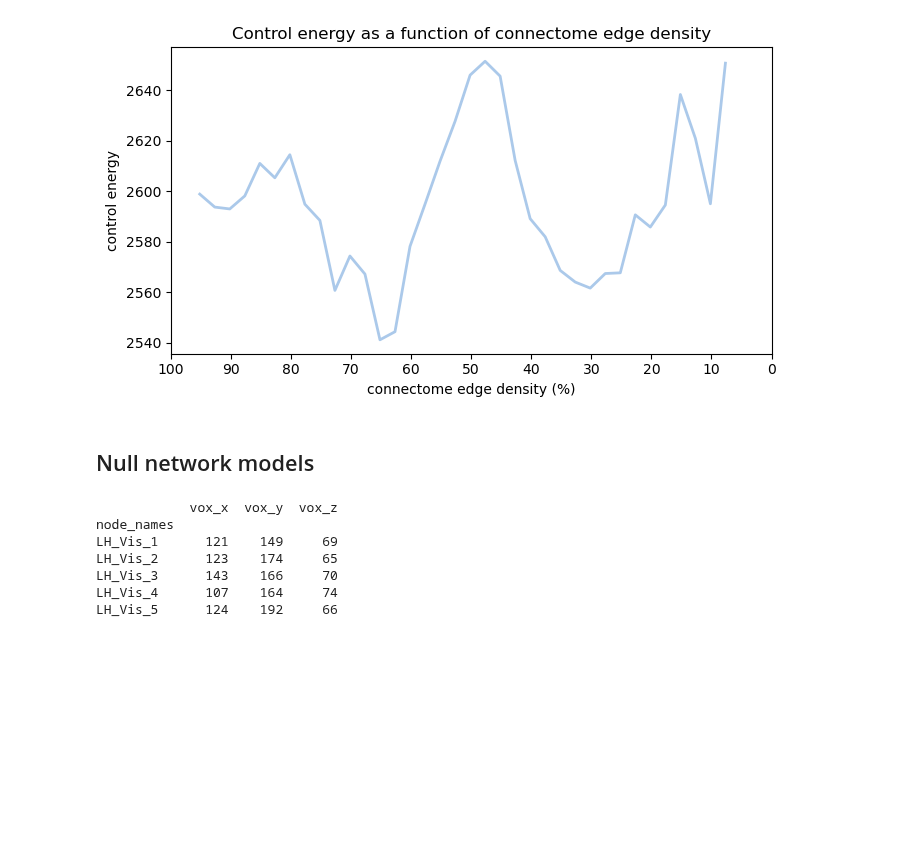
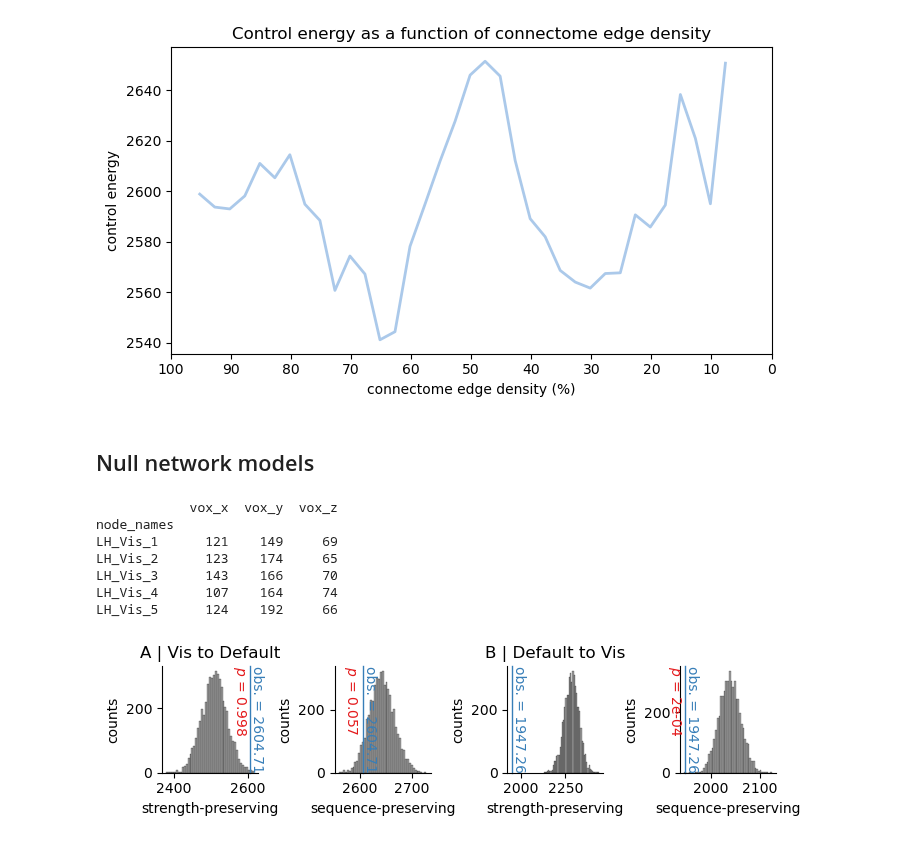
Before and after one commit to LindenParkesLab/nctpy, a Jupyter notebook: scripts/path_a_control_energy_binary.ipynb, the cells around one changed output. Saved outputs shown, nothing was run; the diff lists cells and outputs as text; code cells hidden in the pictures; blank space fills up the shorter version.

```diff
--- a/scripts/path_a_control_energy_binary.ipynb
+++ b/scripts/path_a_control_energy_binary.ipynb
@@ -510,7 +515,9 @@ if run:
     n_perms = 5000
 
     transitions = [['Vis', 'Default'],
-                   ['Default', 'Vis']]
+                   ['Default', 'Vis'],
+                   ['SalVentAttn', 'Default'],
+                   ['Default', 'SalVentAttn']]
     for transition in transitions:
         # extract initial state
         state_i = transition[0]
@@ -545,7 +552,7 @@ if run:
 else:
     pass
 # %%
-run = False
+run = True
 if run:
     f, ax = plt.subplots(1, 4, figsize=(7, 2))
 
@@ -569,30 +576,32 @@ if run:
     ax[0].set_title('A | {0} to {1}'.format(state_i, state_j))
 
     p_val = get_null_p(E, energy_null_ssp, version='reverse', abs=False)
     null_plot(observed=E, null=energy_null_ssp, p_val=p_val, xlabel='sequence-preserving', ax=ax[1])
 
     # j-->i
     state_i = 'Default'
     x0 = states == state_labels.index(state_i)
     x0 = normalize_state(x0)
     state_j = 'Vis'  # 'Vis' or 'SalVentAttn'
     xf = states == state_labels.index(state_j)
     xf = normalize_state(xf)
 
     _, u, _ = get_control_inputs(A_norm=A_norm, T=T, B=B, x0=x0, xf=xf, system=system, rho=rho, S=S)  # get u
     E = integrate_u(u)
     E = np.sum(E)
 
     energy_null_sp = np.load(os.path.join(resultsdir, 'energy_null_sp_{0}_{1}.npy'.format(state_i, state_j)))
     energy_null_ssp = np.load(os.path.join(resultsdir, 'energy_null_ssp_{0}_{1}.npy'.format(state_i, state_j)))
 
     p_val = get_null_p(E, energy_null_sp, version='reverse', abs=False)
     null_plot(observed=E, null=energy_null_sp, p_val=p_val, xlabel='strength-preserving', ax=ax[2])
     ax[2].set_title('B | {0} to {1}'.format(state_i, state_j))
 
     p_val = get_null_p(E, energy_null_ssp, version='reverse', abs=False)
     null_plot(observed=E, null=energy_null_ssp, p_val=p_val, xlabel='sequence-preserving', ax=ax[3])
 
     f.tight_layout()
     f.savefig(os.path.join(resultsdir, 'energy_network_null.svg'), dpi=600, bbox_inches='tight', pad_inches=0.01)
     plt.show()
+# %% [output]
+[figure, added]
```
Also changed, not shown: parts of 1 cell of this notebook.
